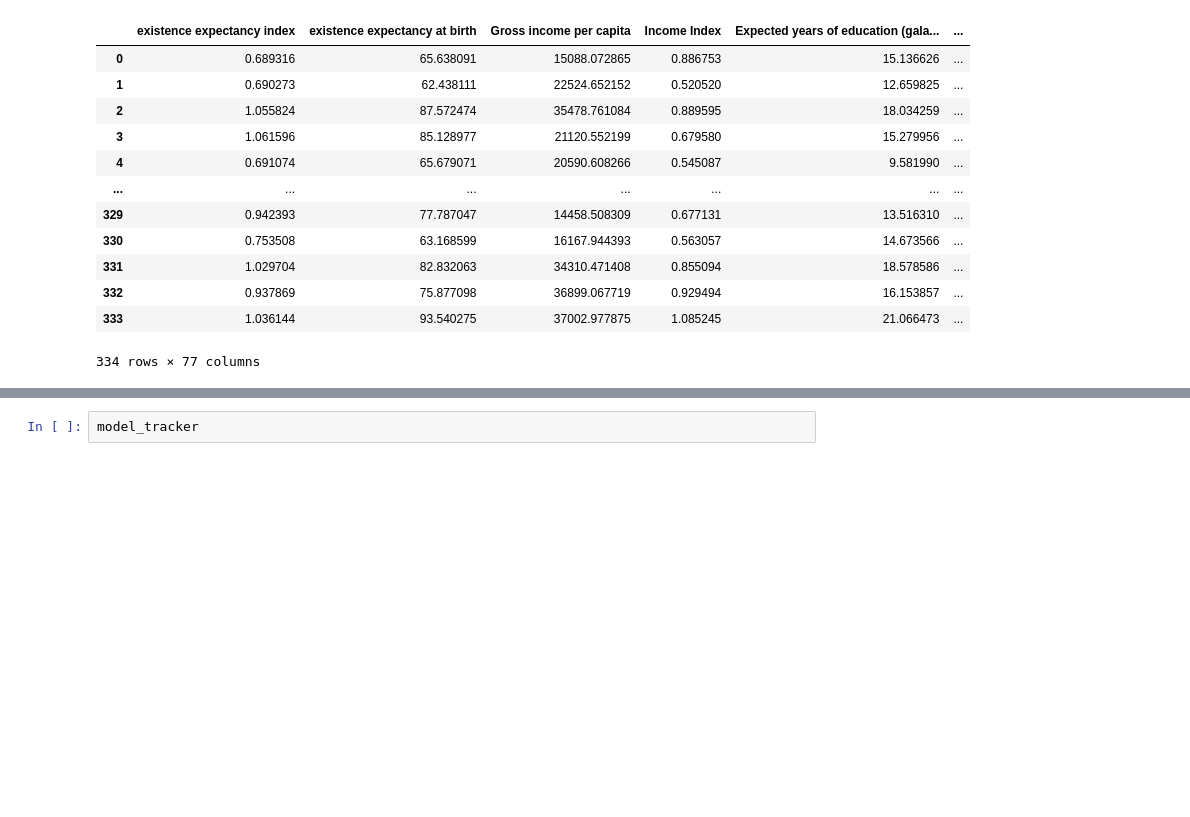
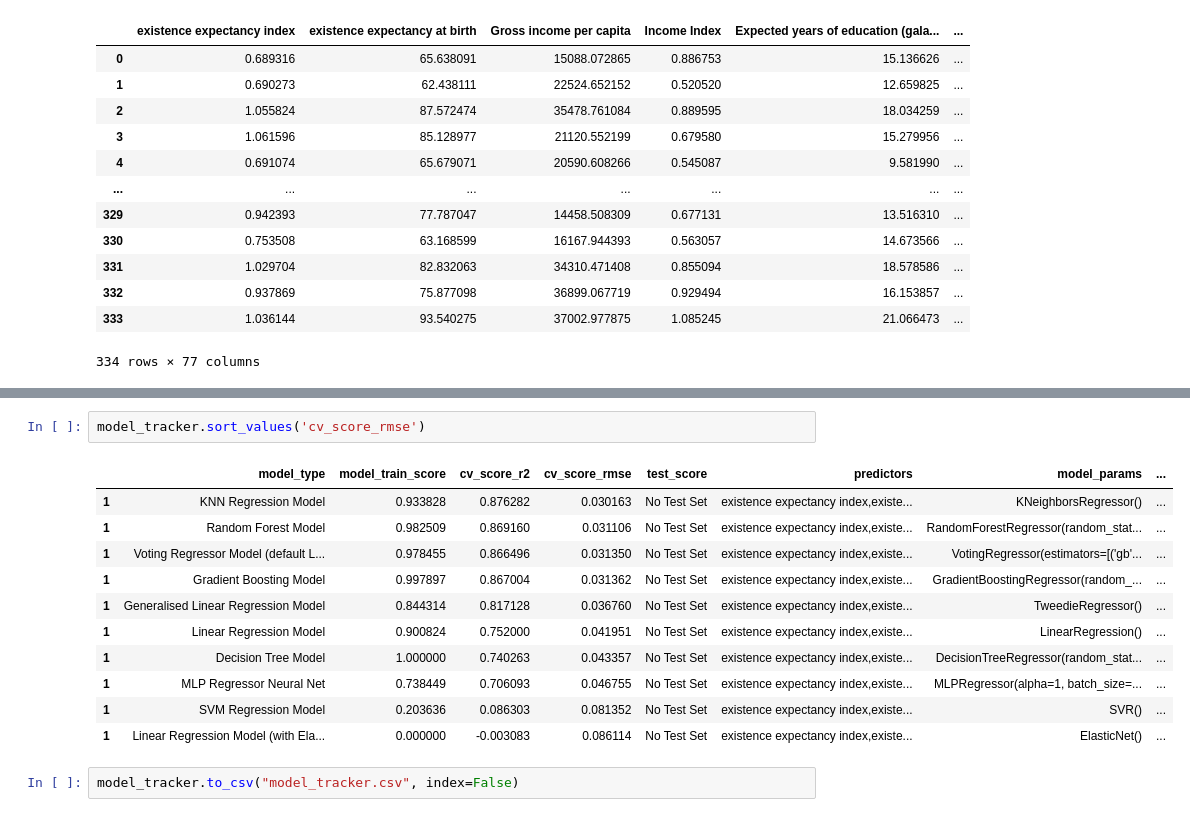
Before and after one commit to LukeBetham/PROHACK-OCISLY, a Jupyter notebook: PROHACK-Luke-Modelling.ipynb, the cells around one changed output, grey strips where cells are left out. Cells and saved outputs as stored; diff of their text form; blank space fills up the shorter version.

```diff
--- a/PROHACK-Luke-Modelling.ipynb
+++ b/PROHACK-Luke-Modelling.ipynb
@@ -302,2 +321,16 @@ NameError: name 'StandardScaler' is not defined
 # %%
-model_tracker
+model_tracker.sort_values('cv_score_rmse')
+# %% [output]
+|  | model_type | model_train_score | cv_score_r2 | cv_score_rmse | test_score | predictors | model_params | ... |
+| 1 | KNN Regression Model | 0.933828 | 0.876282 | 0.030163 | No Test Set | existence expectancy index,existe... | KNeighborsRegressor() | ... |
+| 1 | Random Forest Model | 0.982509 | 0.869160 | 0.031106 | No Test Set | existence expectancy index,existe... | RandomForestRegressor(random_stat... | ... |
+| 1 | Voting Regressor Model (default L... | 0.978455 | 0.866496 | 0.031350 | No Test Set | existence expectancy index,existe... | VotingRegressor(estimators=[('gb'... | ... |
+| 1 | Gradient Boosting Model | 0.997897 | 0.867004 | 0.031362 | No Test Set | existence expectancy index,existe... | GradientBoostingRegressor(random_... | ... |
+| 1 | Generalised Linear Regression Model | 0.844314 | 0.817128 | 0.036760 | No Test Set | existence expectancy index,existe... | TweedieRegressor() | ... |
+| 1 | Linear Regression Model | 0.900824 | 0.752000 | 0.041951 | No Test Set | existence expectancy index,existe... | LinearRegression() | ... |
+| 1 | Decision Tree Model | 1.000000 | 0.740263 | 0.043357 | No Test Set | existence expectancy index,existe... | DecisionTreeRegressor(random_stat... | ... |
+| 1 | MLP Regressor Neural Net | 0.738449 | 0.706093 | 0.046755 | No Test Set | existence expectancy index,existe... | MLPRegressor(alpha=1, batch_size=... | ... |
+| 1 | SVM Regression Model | 0.203636 | 0.086303 | 0.081352 | No Test Set | existence expectancy index,existe... | SVR() | ... |
+| 1 | Linear Regression Model (with Ela... | 0.000000 | -0.003083 | 0.086114 | No Test Set | existence expectancy index,existe... | ElasticNet() | ... |
+# %%
+model_tracker.to_csv("model_tracker.csv", index=False)
```
Also changed, not shown: parts of 5 cells of this notebook, 3 other files.
